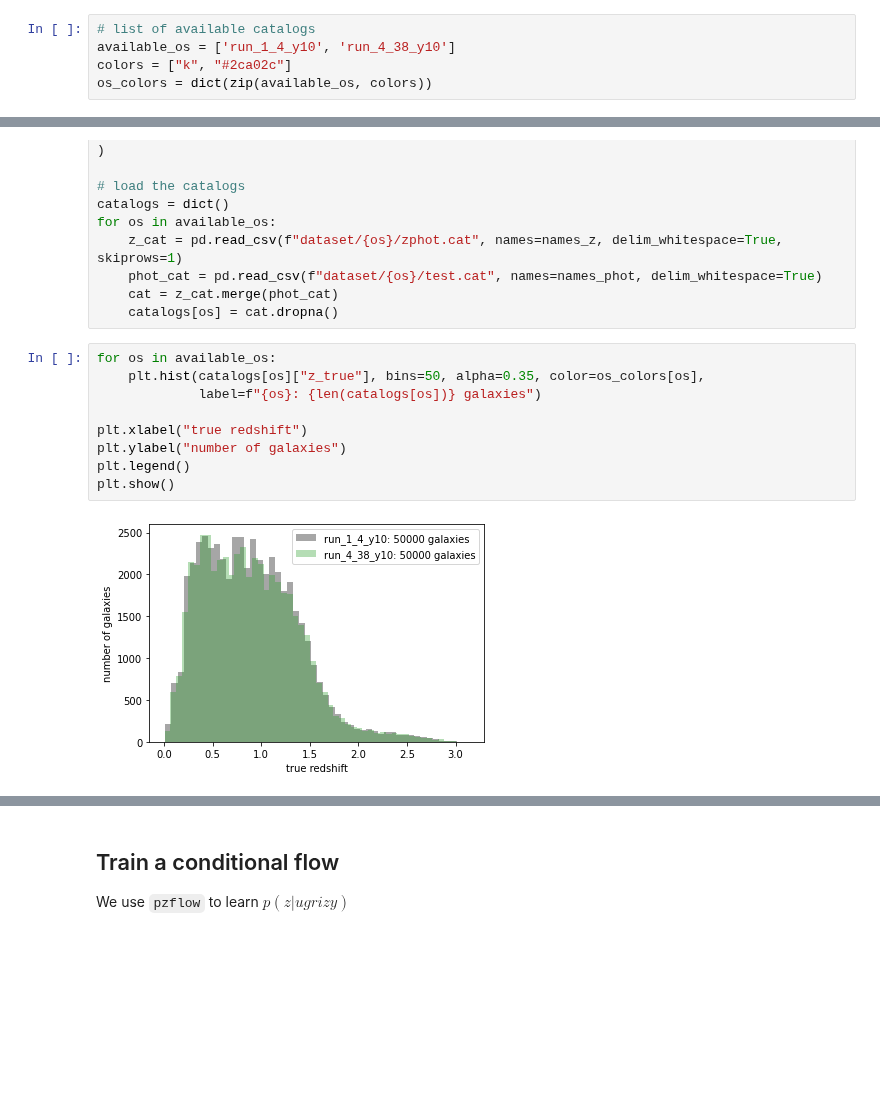
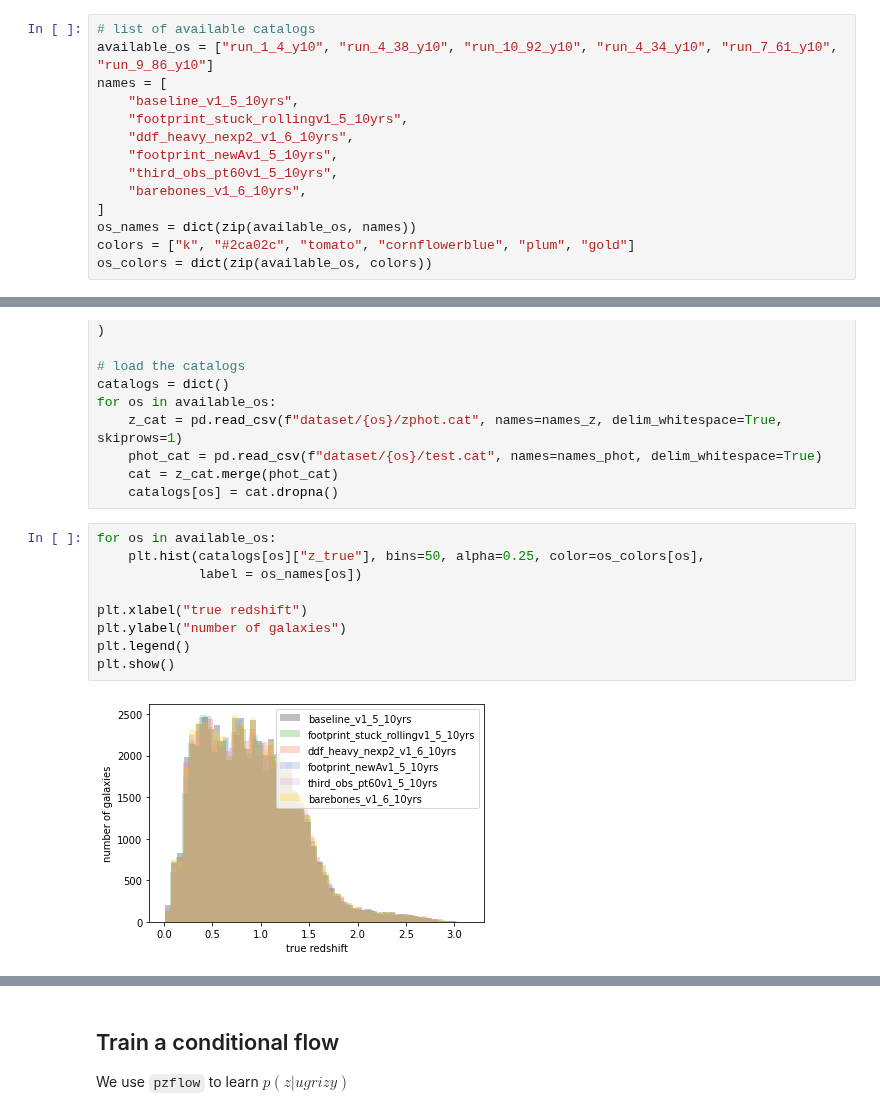
Before and after one commit to bscot/TheLastMetric, a Jupyter notebook: training_flows.ipynb, the cells around one changed output, grey strips where cells are left out. Saved outputs shown, nothing was run; the diff lists cells and outputs as text; blank space fills up the shorter version.

```diff
--- a/training_flows.ipynb
+++ b/training_flows.ipynb
@@ -53,8 +53,17 @@ test.cat contains the simulated observed apparent magnitudes
 5 : number of training-set galaxies considered
 # %%
 # list of available catalogs
-available_os = ['run_1_4_y10', 'run_4_38_y10']
-colors = ["k", "#2ca02c"]
+available_os = ["run_1_4_y10", "run_4_38_y10", "run_10_92_y10", "run_4_34_y10", "run_7_61_y10", "run_9_86_y10"]
+names = [
+    "baseline_v1_5_10yrs",
+    "footprint_stuck_rollingv1_5_10yrs",
+    "ddf_heavy_nexp2_v1_6_10yrs",
+    "footprint_newAv1_5_10yrs",
+    "third_obs_pt60v1_5_10yrs",
+    "barebones_v1_6_10yrs",
+]
+os_names = dict(zip(available_os, names))
+colors = ["k", "#2ca02c", "tomato", "cornflowerblue", "plum", "gold"]
 os_colors = dict(zip(available_os, colors))
 # %%
 # column names of the catalogs
@@ -76,15 +85,15 @@ for os in available_os:
     catalogs[os] = cat.dropna()
 # %%
 for os in available_os:
-    plt.hist(catalogs[os]["z_true"], bins=50, alpha=0.35, color=os_colors[os],
-             label=f"{os}: {len(catalogs[os])} galaxies")
+    plt.hist(catalogs[os]["z_true"], bins=50, alpha=0.25, color=os_colors[os],
+             label = os_names[os])
 
 plt.xlabel("true redshift")
 plt.ylabel("number of galaxies")
 plt.legend()
 plt.show()
 # %% [output]
-[figure, old version]
+[figure, new version]
 # %%
 fig = plt.figure(figsize=(12, 12))
 
```
Also changed, not shown: parts of 4 cells of this notebook, 6 other files.
